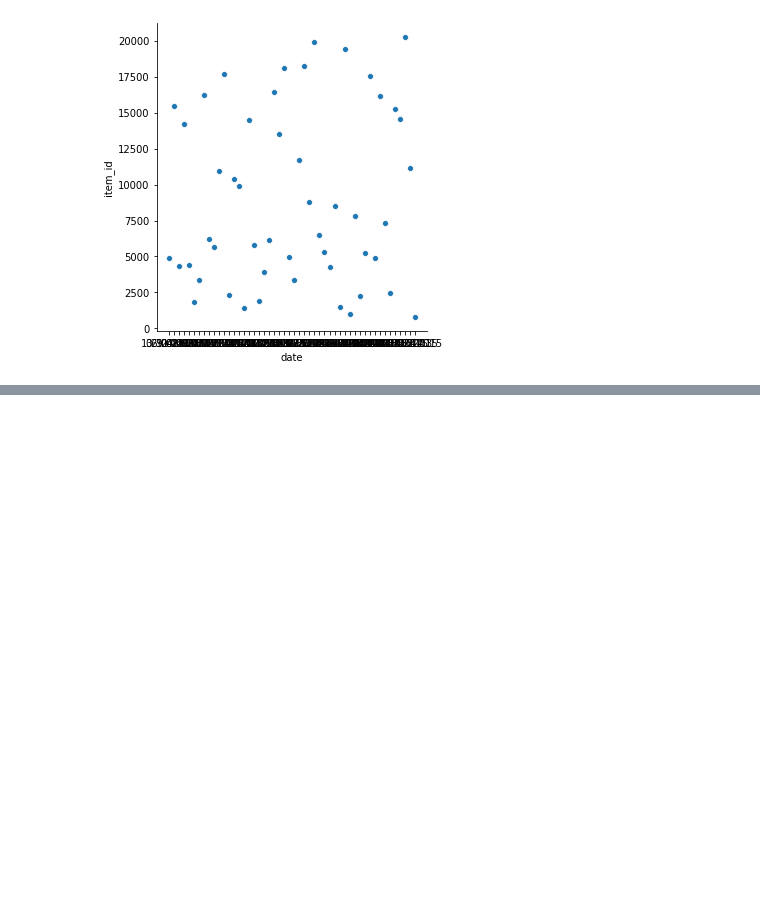
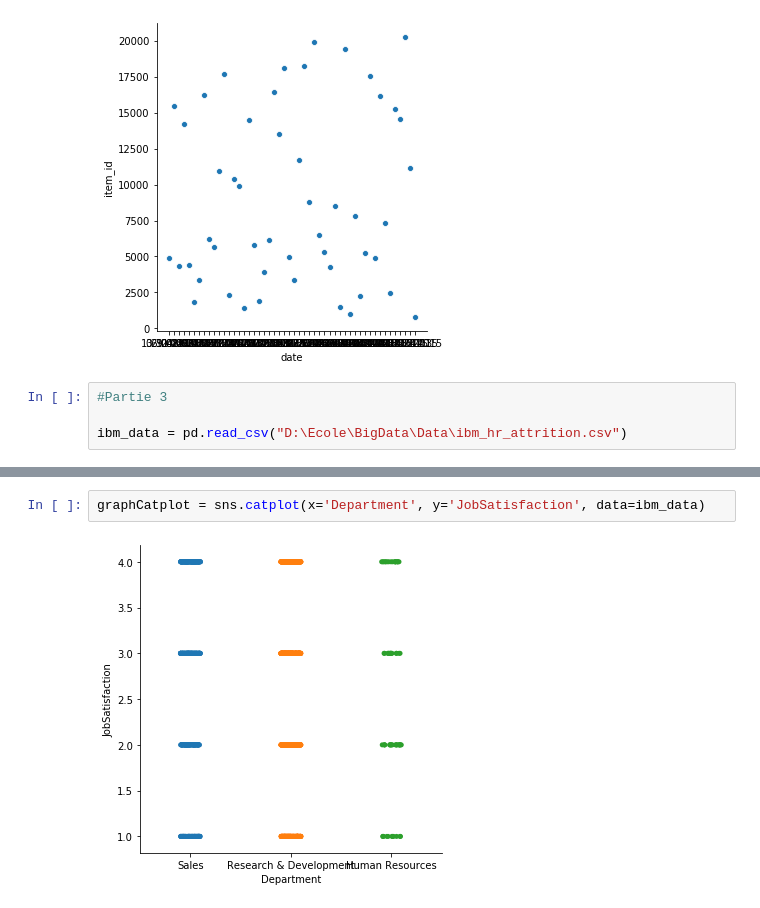
Before and after one commit to maxdev42/Python_Big_Data_Docker, a Jupyter notebook: Exercices/Exercices_partie2_dataviz.ipynb, the cells around one changed output, grey strips where cells are left out. Drawn from its saved outputs; the diff is of its cells as text; blank space fills up the shorter version.

```diff
--- a/Exercices/Exercices_partie2_dataviz.ipynb
+++ b/Exercices/Exercices_partie2_dataviz.ipynb
@@ -116,3 +116,7 @@ sns.relplot(x='date',y='item_id',data=sales_data_sample, sizes=(20, 6))
 # %% [output]
 <seaborn.axisgrid.FacetGrid at 0x...>
 [figure]
+# %%
+#Partie 3
+
+ibm_data = pd.read_csv("D:\Ecole\BigData\Data\ibm_hr_attrition.csv")
@@ -118,0 +139,4 @@ sns.relplot(x='date',y='item_id',data=sales_data_sample, sizes=(20, 6))
+# %%
+graphCatplot = sns.catplot(x='Department', y='JobSatisfaction', data=ibm_data)
+# %% [output]
+[figure, added]
```
Also changed, not shown: parts of 7 cells of this notebook.
